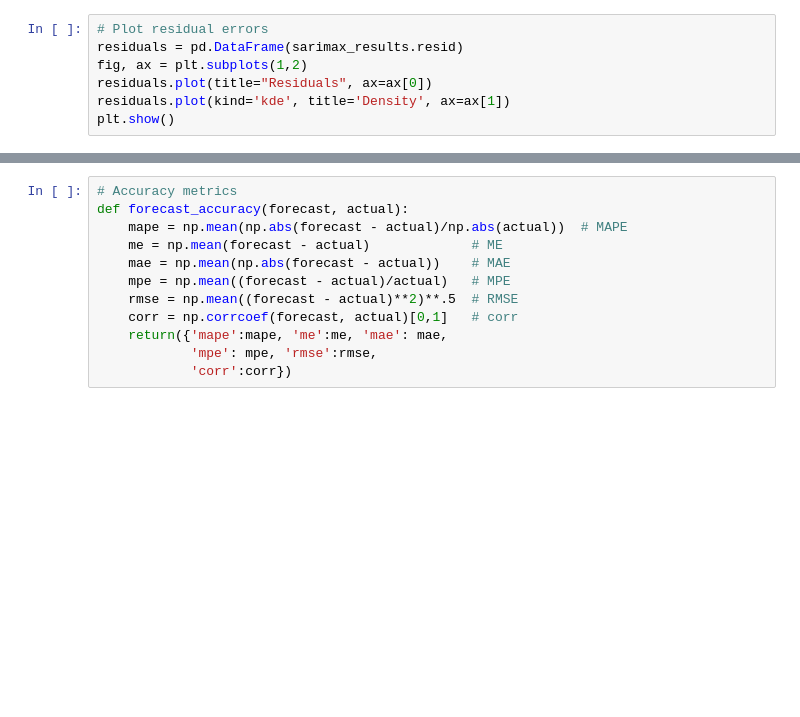
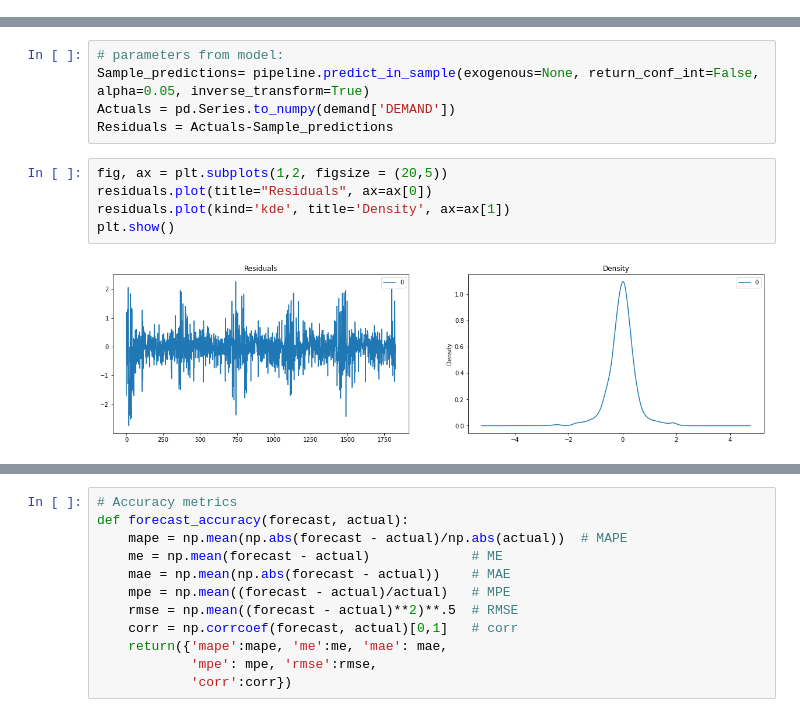
Before and after one commit to RammySekham/data--to-ml-pipeline, a Jupyter notebook: model.ipynb, the cells around one changed output, grey strips where cells are left out. Saved outputs shown, nothing was run; the diff lists cells and outputs as text; blank space fills up the shorter version.

Commit message:
ARIMA created, Box-Cox transform used

```diff
--- a/model.ipynb
+++ b/model.ipynb
@@ -399,7 +0,0 @@ Warnings:
-# %%
-# Plot residual errors
-residuals = pd.DataFrame(sarimax_results.resid)
-fig, ax = plt.subplots(1,2)
-residuals.plot(title="Residuals", ax=ax[0])
-residuals.plot(kind='kde', title='Density', ax=ax[1])
-plt.show()
@@ -508,0 +162,12 @@ forecast_2020 = pd.Series.to_numpy(pre_2020['mean'])
+# %%
+# parameters from model:
+Sample_predictions= pipeline.predict_in_sample(exogenous=None, return_conf_int=False, alpha=0.05, inverse_transform=True)
+Actuals = pd.Series.to_numpy(demand['DEMAND'])
+Residuals = Actuals-Sample_predictions
+# %%
+fig, ax = plt.subplots(1,2, figsize = (20,5))
+residuals.plot(title="Residuals", ax=ax[0])
+residuals.plot(kind='kde', title='Density', ax=ax[1])
+plt.show()
+# %% [output]
+[figure, added]
```
Also changed, not shown: parts of 52 cells of this notebook, 2 other files.
